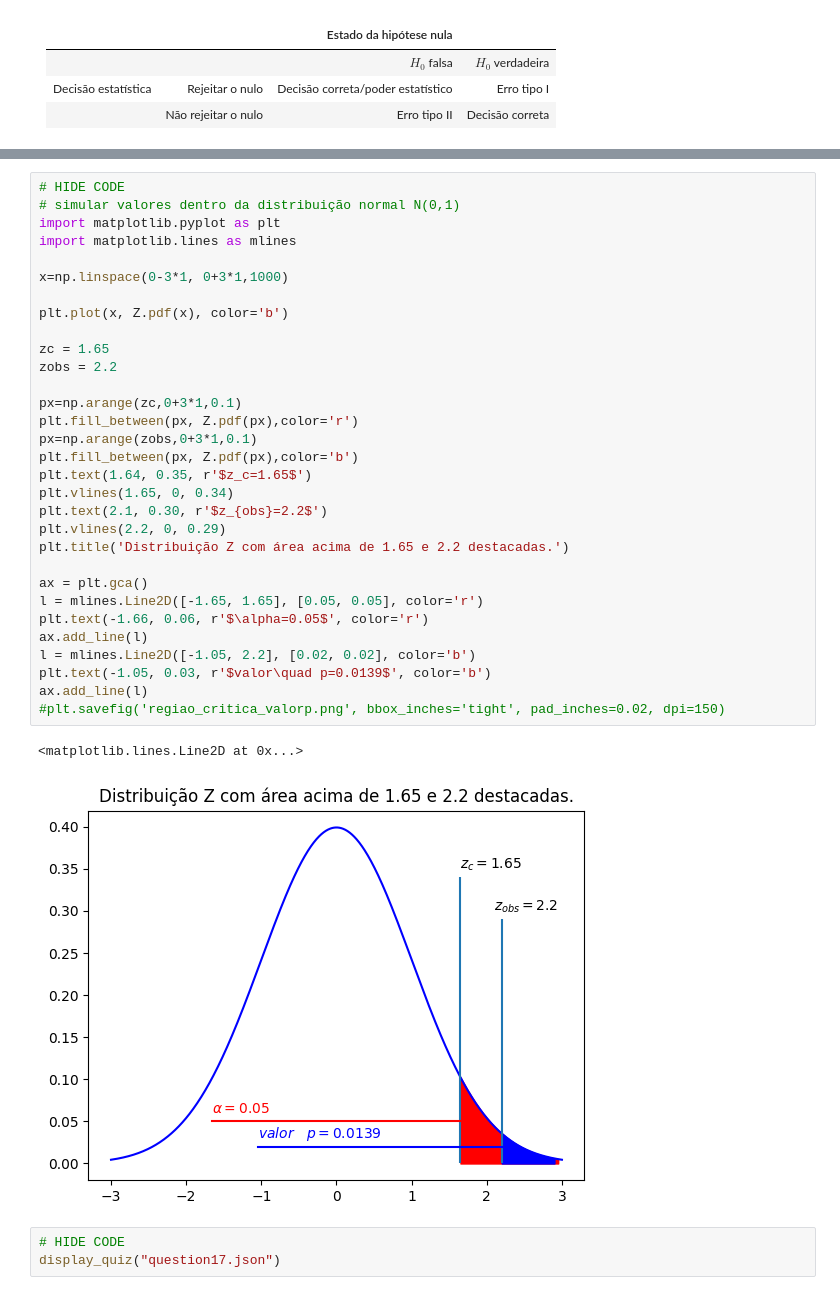
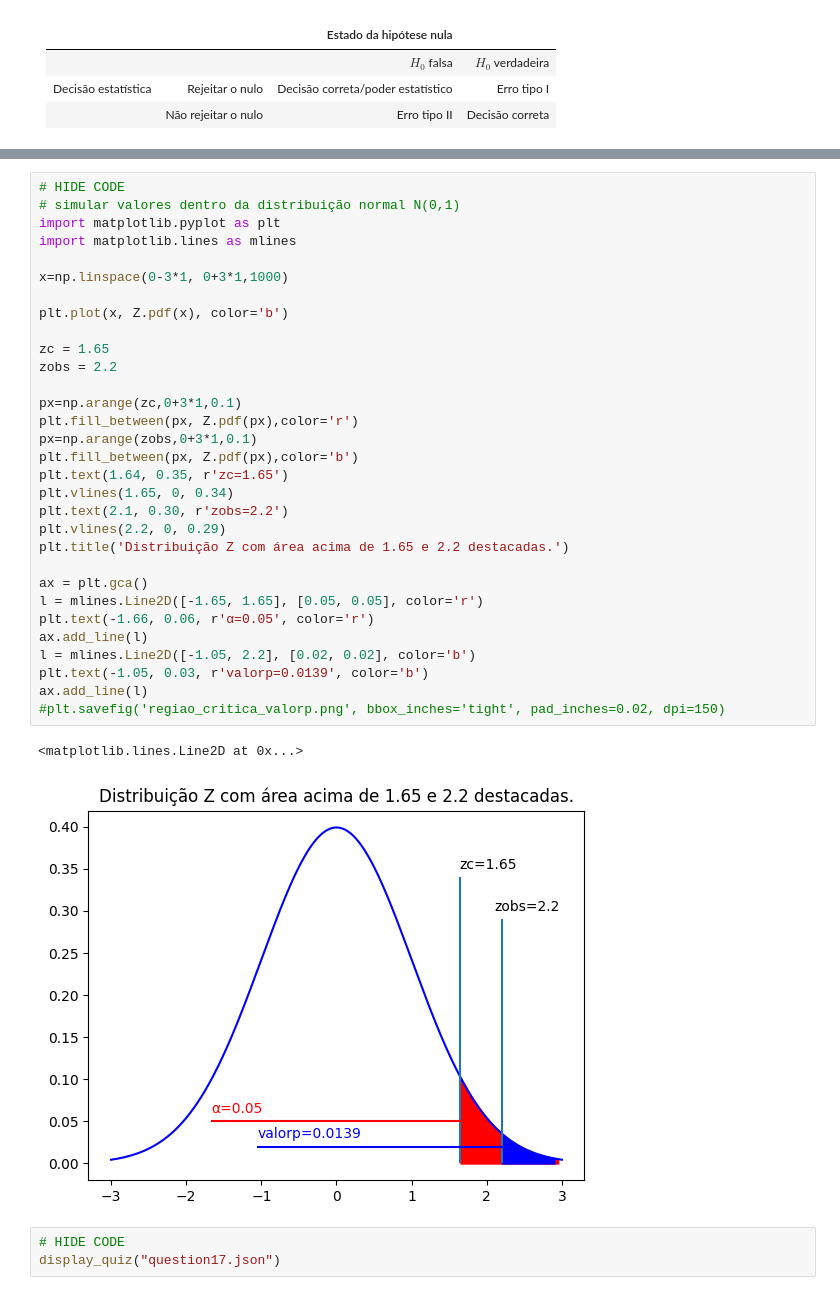
Before and after one commit to ridasilva/bioestatistica, a Jupyter notebook: _sources/capitulos/chap6/chap6.ipynb, the cells around one changed output, grey strips where cells are left out. Cells and saved outputs as stored; diff of their text form.

```diff
--- a/_sources/capitulos/chap6/chap6.ipynb
+++ b/_sources/capitulos/chap6/chap6.ipynb
@@ -400,37 +405,37 @@ A Regra 1 sempre levará à mesma decisão que a Regra 2 e vice-versa. Essas dua
 # %%
 # HIDE CODE
 # simular valores dentro da distribuição normal N(0,1)
 import matplotlib.pyplot as plt
 import matplotlib.lines as mlines
 
 x=np.linspace(0-3*1, 0+3*1,1000)
 
 plt.plot(x, Z.pdf(x), color='b')
 
 zc = 1.65
 zobs = 2.2
 
 px=np.arange(zc,0+3*1,0.1)
 plt.fill_between(px, Z.pdf(px),color='r')
 px=np.arange(zobs,0+3*1,0.1)
 plt.fill_between(px, Z.pdf(px),color='b')
-plt.text(1.64, 0.35, r'$z_c=1.65$')
+plt.text(1.64, 0.35, r'zc=1.65')
 plt.vlines(1.65, 0, 0.34)
-plt.text(2.1, 0.30, r'$z_{obs}=2.2$')
+plt.text(2.1, 0.30, r'zobs=2.2')
 plt.vlines(2.2, 0, 0.29)
 plt.title('Distribuição Z com área acima de 1.65 e 2.2 destacadas.')
 
 ax = plt.gca()
 l = mlines.Line2D([-1.65, 1.65], [0.05, 0.05], color='r')
-plt.text(-1.66, 0.06, r'$\alpha=0.05$', color='r')
+plt.text(-1.66, 0.06, r'α=0.05', color='r')
 ax.add_line(l)
 l = mlines.Line2D([-1.05, 2.2], [0.02, 0.02], color='b')
-plt.text(-1.05, 0.03, r'$valor\quad p=0.0139$', color='b')
+plt.text(-1.05, 0.03, r'valorp=0.0139', color='b')
 ax.add_line(l)
 #plt.savefig('regiao_critica_valorp.png', bbox_inches='tight', pad_inches=0.02, dpi=150)
 # %% [output]
 <matplotlib.lines.Line2D at 0x...>
-[figure, old version]
+[figure, new version]
 # %%
 # HIDE CODE
 display_quiz("question17.json")
```
Also changed, not shown: parts of 16 cells of this notebook, 4 other files.
